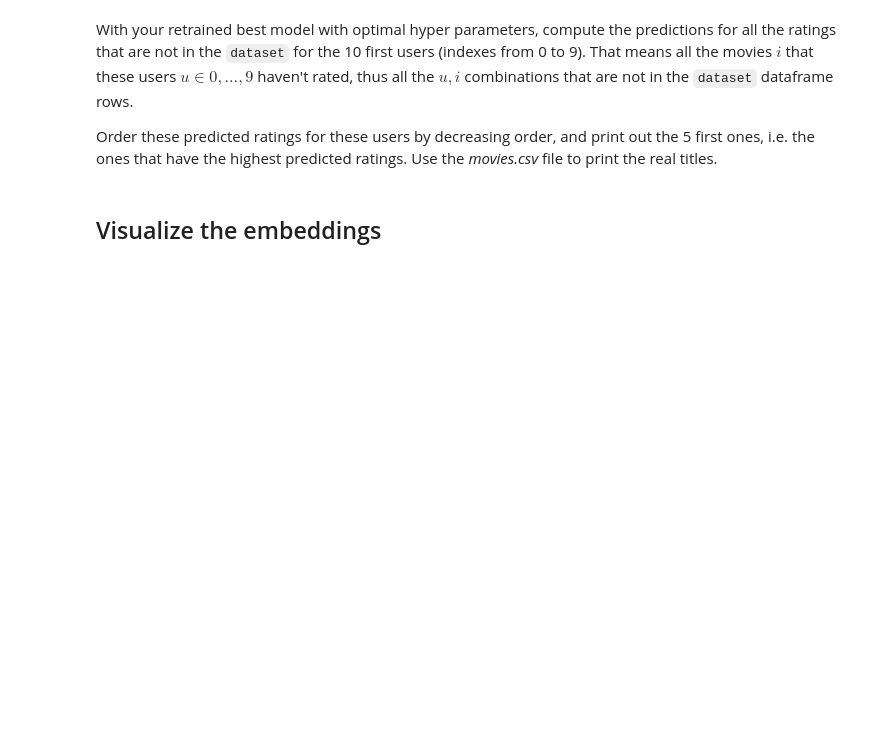
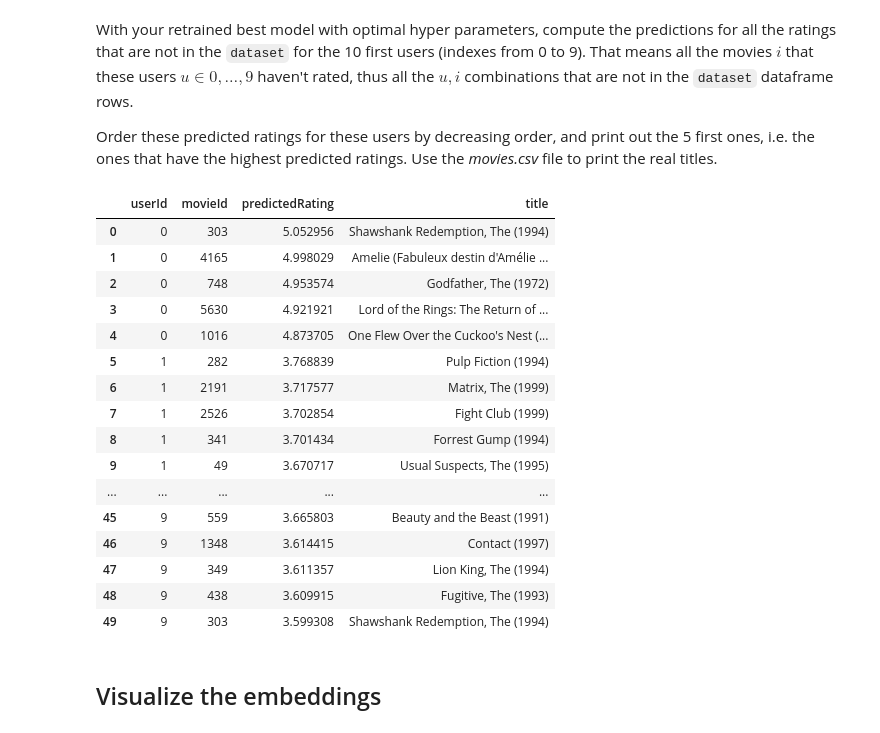
Before and after one commit to dubois-j/CampNum-ML4, a Jupyter notebook: notebooks/Machine_Learning_4_Recommender_Systems.ipynb, the cells around one changed output. Drawn from its saved outputs; the diff is of its cells as text; code cells hidden in the pictures; blank space fills up the shorter version.

Commit message:
feat: movie recommendation

```diff
--- a/notebooks/Machine_Learning_4_Recommender_Systems.ipynb
+++ b/notebooks/Machine_Learning_4_Recommender_Systems.ipynb
@@ -764,13 +760,11 @@ Actually other hyper-parameters such as the ones of SGD should also be grid-sear
 
 Now we want to do the best prediction possible, so retrain below your model on the whole dataset, including the test set, with the best values obtained from your grid search to make new predictions with our optimal parameters :
 # %%
-from keras.callbacks import EarlyStopping
-
 X = [dataset["userId"].to_numpy(), dataset["movieId"].to_numpy()]
 y = dataset["rating"].to_numpy()
 
 #TOFILL
-best_model=get_mf_bias_l2_reg_model(nb_users, nb_movies, k =, lambda_ =)
+best_model=get_mf_bias_l2_reg_model(nb_users, nb_movies, k =30, lambda_ =0.0002)
 
 early_stopping = EarlyStopping(monitor='val_mse', patience=10, verbose=1, restore_best_weights=True)
 
@@ -778,2 +791,5 @@ best_model.fit(X, y, epochs=500, batch_size=512, validation_split=0.1, callbacks
 # %% [markdown]
 ## Recommend the top-5 movies for the 10 first users
+# %%
+movie_ids = dataset["movieId"].unique()
+movie_ids.size
@@ -799,7 +817,24 @@ def get_top5_for_user(model, user_id, dataset):
         five_best_ratings : list : The corresponding five ratings
     """
 
-    #TOFILL
+    # Retrieve ids of movies unrated by user
+    movie_ids = set(dataset["movieId"].unique())
+    rated_movies = set(dataset[dataset["userId"]==user_id]["movieId"])
+    movie_ids = movie_ids - rated_movies
+    movie_ids = np.array(list(movie_ids))
 
+    # Create matrix of input userId and all movieId
+    X = [np.repeat(user_id, movie_ids.size), movie_ids]
+
+    # Predict ratings
+    predictions = pd.DataFrame({"movieId": movie_ids,
+                           "predicted_rating": best_model.predict(X, verbose=0)[:,0]})
+
+    # Sort ratings
+    predictions = predictions.sort_values(by="predicted_rating", ascending=False)
+
+    # Get 5 best results
+    five_best_movie_ids = predictions.head(5)["movieId"].to_numpy()
+    five_best_ratings = predictions.head(5)["predicted_rating"].to_numpy()
 
     return five_best_movie_ids, five_best_ratings
@@ -808,3 +841,40 @@ def get_top5_for_user(model, user_id, dataset):
+# %%
+df_top5_10users = pd.DataFrame(columns=["userId", "movieId", "predictedRating"])
+for user_id in range(10):
+    # Predict
+    five_best_movie_ids, five_best_ratings = get_top5_for_user(best_model, user_id, dataset)
+    df = pd.DataFrame(zip(np.repeat(user_id,5), five_best_movie_ids, five_best_ratings), columns=["userId", "movieId", "predictedRating"])
+
+    # Store prediction in dataframe
+    if len(df_top5_10users)==0:
+        df_top5_10users = df
+    else:
+        df_top5_10users = pd.concat([df_top5_10users, df])
+
+# Add movie titles
+df = df_movies[["newId", "title"]]
+df_top5_10users = df_top5_10users.merge(df, left_on="movieId", right_on="newId").drop("newId", axis=1)
+
+# Show data frame
+df_top5_10users
+# %% [output]
+|  | userId | movieId | predictedRating | title |
+| 0 | 0 | 303 | 5.052956 | Shawshank Redemption, The (1994) |
+| 1 | 0 | 4165 | 4.998029 | Amelie (Fabuleux destin d'Amélie ... |
+| 2 | 0 | 748 | 4.953574 | Godfather, The (1972) |
+| 3 | 0 | 5630 | 4.921921 | Lord of the Rings: The Return of ... |
+| 4 | 0 | 1016 | 4.873705 | One Flew Over the Cuckoo's Nest (... |
+| 5 | 1 | 282 | 3.768839 | Pulp Fiction (1994) |
+| 6 | 1 | 2191 | 3.717577 | Matrix, The (1999) |
+| 7 | 1 | 2526 | 3.702854 | Fight Club (1999) |
+| 8 | 1 | 341 | 3.701434 | Forrest Gump (1994) |
+| 9 | 1 | 49 | 3.670717 | Usual Suspects, The (1995) |
+| ... | ... | ... | ... | ... |
+| 45 | 9 | 559 | 3.665803 | Beauty and the Beast (1991) |
+| 46 | 9 | 1348 | 3.614415 | Contact (1997) |
+| 47 | 9 | 349 | 3.611357 | Lion King, The (1994) |
+| 48 | 9 | 438 | 3.609915 | Fugitive, The (1993) |
+| 49 | 9 | 303 | 3.599308 | Shawshank Redemption, The (1994) |
 # %% [markdown]
 ## Visualize the embeddings
 # %% [markdown]
```
Also changed, not shown: parts of 4 cells of this notebook.
